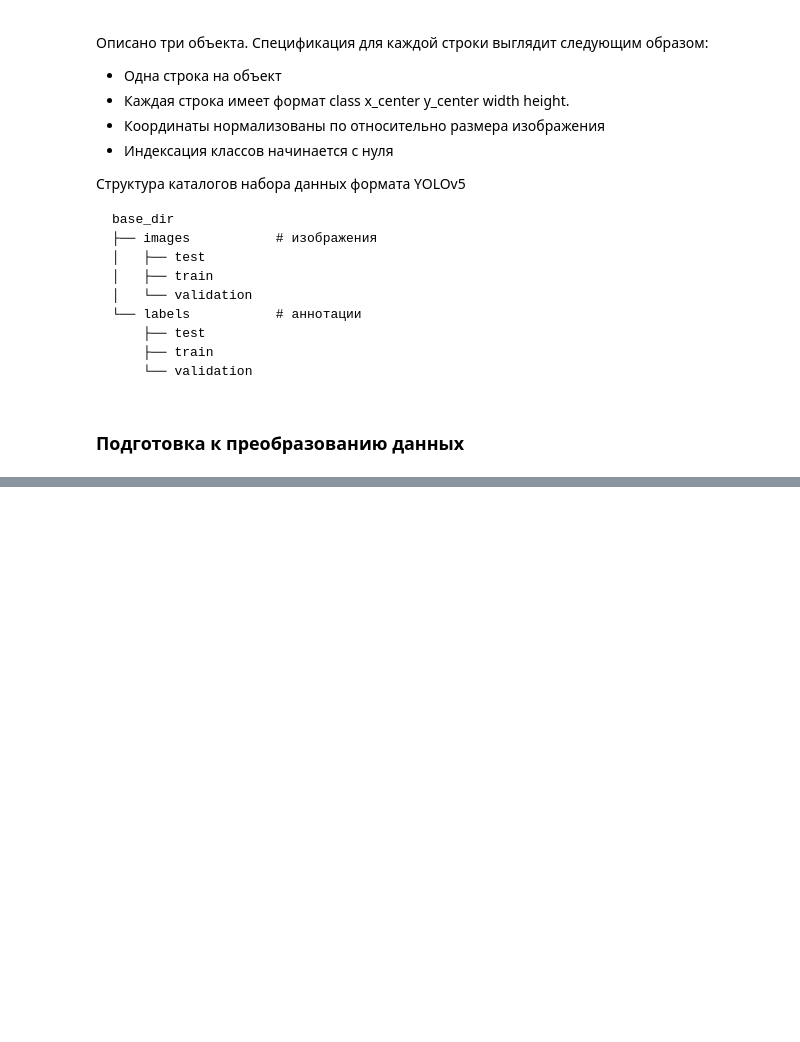
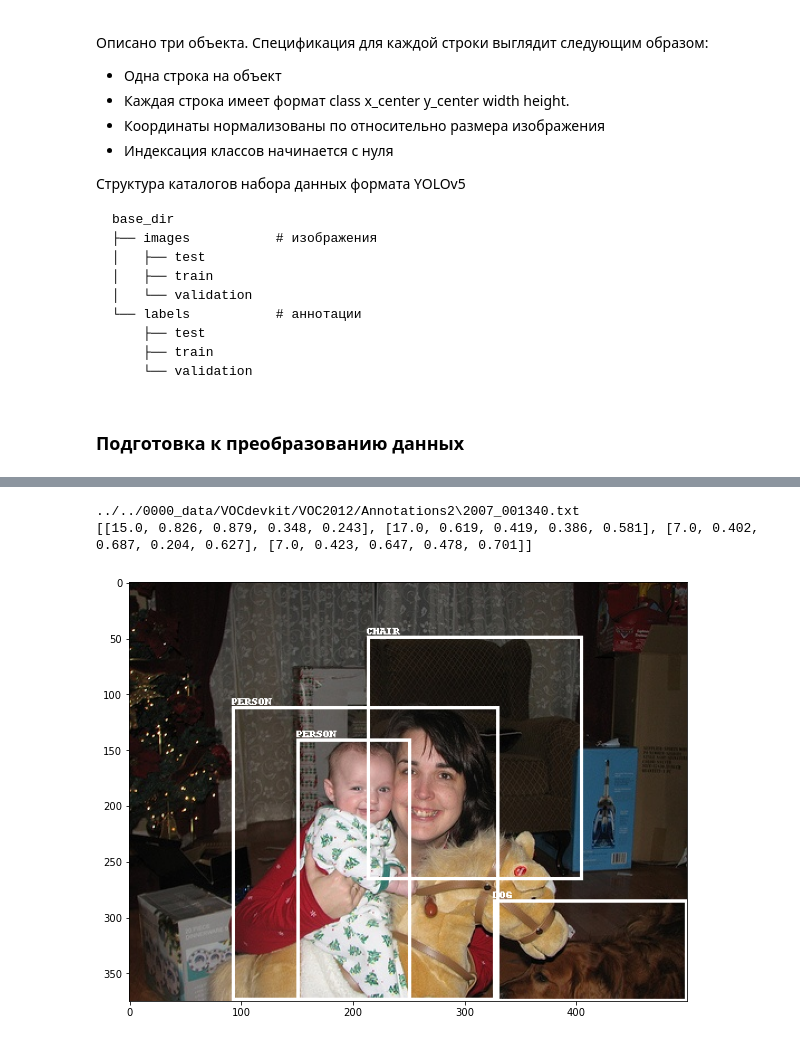
Before and after one commit to brovkin-vn/0058_DS, a Jupyter notebook: hw-01/homework_01_YOLO.ipynb, the cells around one changed output, grey strips where cells are left out. Drawn from its saved outputs; the diff is of its cells as text; code cells hidden in the pictures; blank space fills up the shorter version.

```diff
--- a/hw-01/homework_01_YOLO.ipynb
+++ b/hw-01/homework_01_YOLO.ipynb
@@ -161,0 +234,11 @@ extract_info_from_xml("../../0000_data/VOCdevkit/VOC2012/Annotations/2007_000027
+# %%
+# Get the annotations
+annotations = [os.path.join(annotations_dir, x) for x in os.listdir(annotations_dir) if x[-3:] == "xml"]
+annotations.sort()
+
+# Convert and save the annotations
+for ann in tqdm(annotations):
+    info_dict = extract_info_from_xml(ann)
+    convert_to_yolov5(info_dict)
+annotations = [os.path.join(annotations_dir, x) for x in os.listdir(annotations_dir) if x[-3:] == "txt"]
+# annotations
@@ -161,0 +250,52 @@ extract_info_from_xml("../../0000_data/VOCdevkit/VOC2012/Annotations/2007_000027
+# %%
+# random.seed(0)
+
+class_id_to_name_mapping = dict(zip(class_name_to_id_mapping.values(), class_name_to_id_mapping.keys()))
+
+def plot_bounding_box(image, annotation_list):
+    annotations = np.array(annotation_list)
+    w, h = image.size
+
+    plotted_image = ImageDraw.Draw(image)
+
+    transformed_annotations = np.copy(annotations)
+    transformed_annotations[:,[1,3]] = annotations[:,[1,3]] * w
+    transformed_annotations[:,[2,4]] = annotations[:,[2,4]] * h
+
+    transformed_annotations[:,1] = transformed_annotations[:,1] - (transformed_annotations[:,3] / 2)
+    transformed_annotations[:,2] = transformed_annotations[:,2] - (transformed_annotations[:,4] / 2)
+    transformed_annotations[:,3] = transformed_annotations[:,1] + transformed_annotations[:,3]
+    transformed_annotations[:,4] = transformed_annotations[:,2] + transformed_annotations[:,4]
+
+    for ann in transformed_annotations:
+        obj_cls, x0, y0, x1, y1 = ann
+        plotted_image.rectangle(((x0,y0), (x1,y1)), width=3)
+
+        plotted_image.text((x0, y0 - 10), class_id_to_name_mapping[(int(obj_cls))].upper())
+
+    plt.figure(figsize=(10, 10))
+    plt.imshow(np.array(image), aspect=1)
+    # plt.imshow(np.array(image), origin='lower', extent=[-4, 4, -1, 1], aspect=10)
+    plt.show()
+
+# Get any random annotation file
+annotation_file = random.choice(annotations)
+print(annotation_file)
+with open(annotation_file, "r") as file:
+    annotation_list = file.read().split("\n")[:-1]
+    annotation_list = [x.split(" ") for x in annotation_list]
+    annotation_list = [[float(y) for y in x ] for x in annotation_list]
+print(annotation_list)
+#Get the corresponding image file
+image_file = annotation_file.replace("Annotations2", "JPEGImages").replace("txt", "jpg")
+assert os.path.exists(image_file)
+
+#Load the image
+image = Image.open(image_file)
+
+#Plot the Bounding Box
+plot_bounding_box(image, annotation_list)
+# %% [output]
+../../0000_data/VOCdevkit/VOC2012/Annotations2\2007_001340.txt
+[[15.0, 0.826, 0.879, 0.348, 0.243], [17.0, 0.619, 0.419, 0.386, 0.581], [7.0, 0.402, 0.687, 0.204, 0.627], [7.0, 0.423, 0.647, 0.478, 0.701]]
+[figure, added]
```
Also changed, not shown: parts of 5 cells of this notebook.
